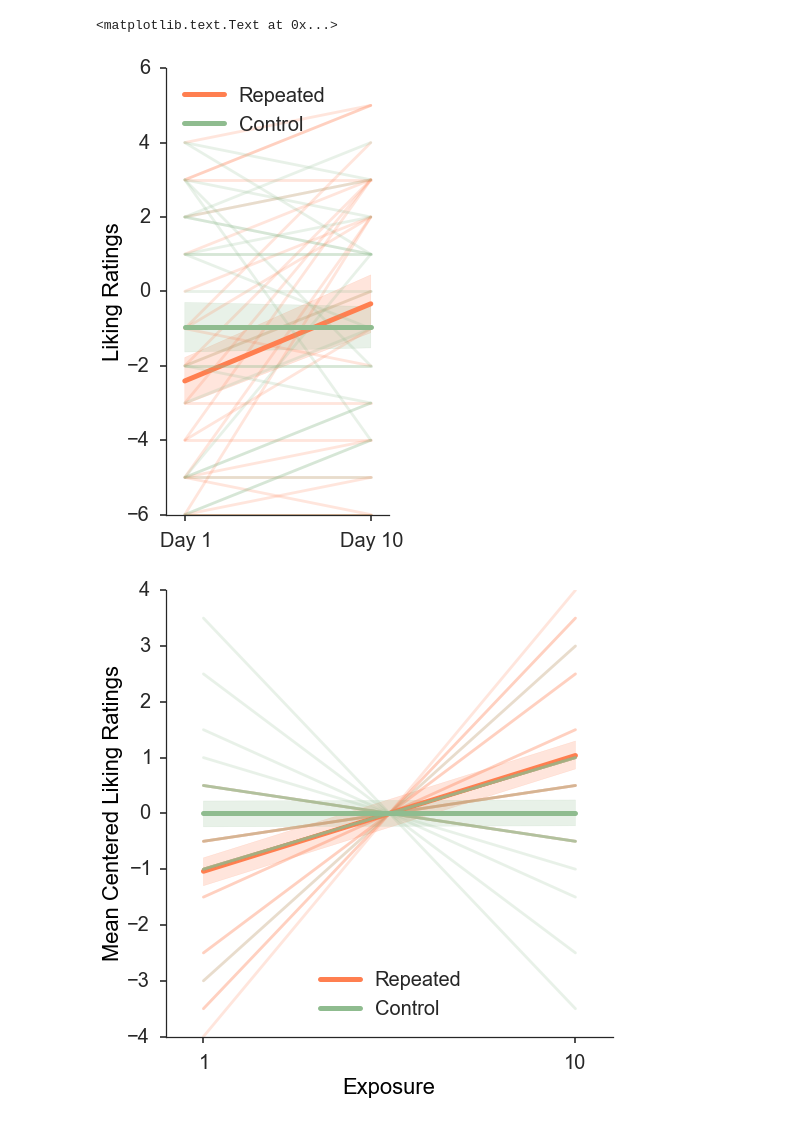
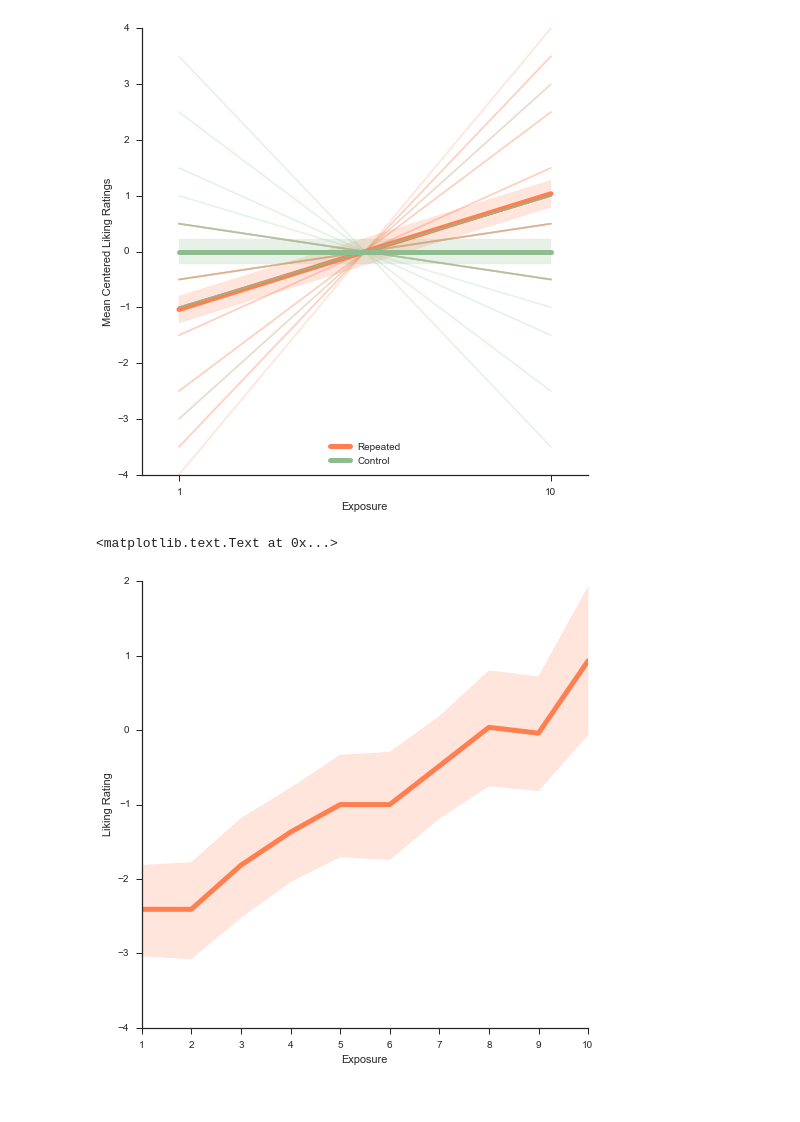
Before and after one commit to iancballard/preference-analysis, a Jupyter notebook: preference_analysis.ipynb, the cells around one changed output. Drawn from its saved outputs; the diff is of its cells as text; code cells hidden in the pictures.

```diff
--- a/preference_analysis.ipynb
+++ b/preference_analysis.ipynb
@@ -17,33 +23,34 @@ for n,row in enumerate(preferences):
     centered_preferences[n,:] = [row[0] - like_mean , row[1] - like_mean,
                             row[2] - ctrl_mean , row[3] - ctrl_mean]
 # %%
-#preference change data, not mean centered
-f, ax = plt.subplots(figsize=(4, 8))
-sns.tsplot(np.c_[preferences[:,1],preferences[:,0]], condition = ['Repeated'],
+# sns.set_context("poster", {"axes.labelsize": 22, "legend.fontsize": 20, "xtick.labelsize":20,"ytick.labelsize":20})
+sns.set_style("ticks")
+f, ax = plt.subplots(figsize=(8, 8))
+sns.tsplot(np.c_[centered_preferences[:,1],centered_preferences[:,0]], condition = ['Repeated'],
            err_style=["unit_traces","ci_band"],lw=5, color = 'coral')
-sns.tsplot(np.c_[preferences[:,3],preferences[:,2]], condition = ['Control'],
+sns.tsplot(np.c_[centered_preferences[:,3],centered_preferences[:,2]], condition = ['Control'],
            err_style=["unit_traces","ci_band"],lw=5,color='darkseagreen')
-ax.set(xlim=(-.1, 1.1), xticks=[0, 1], xticklabels=["Day 1", "Day 10"])
+ax.set(xlim=(-.1, 1.1), xticks=[0, 1], xticklabels=["1", "10"])
 ax.xaxis.grid(False)
+ax.set_xlabel('Exposure')
+ax.set_ylabel('Mean Centered Liking Ratings')
 sns.despine()
-plt.ylabel('Liking Ratings')
+# plt.savefig('/Users/ianballard/Desktop/pref_change/images/mean_centered_ratings.png', dpi=600,orientation='landscape',bbox_inches="tight")
 # %% [output]
-<matplotlib.text.Text at 0x...>
-[figure, old version]
+[figure, new version]
 # %%
-# mean centered
-sns.set_context("poster", {"axes.labelsize": 22, "legend.fontsize": 20, "xtick.labelsize":20,"ytick.labelsize":20})
+#plots the liking ratings, day by day
+f, ax = plt.subplots(figsize=(8, 8))
+# sns.set_context("poster", {"axes.labelsize": 22, "legend.fontsize": 20, "xtick.labelsize":20,"ytick.labelsize":20})
+sns.tsplot(like_data,
+           err_style=["ci_band"],lw=5, color = 'coral',estimator=np.nanmean)
+ax.set(xticks=[0,1,2,3,4,5,6,7,8,9],  xticklabels=["1","2","3","4","5","6","7","8","9","10"])
+ax.xaxis.grid(False)
+sns.despine()
 sns.set_style("ticks")
-f, ax = plt.subplots(figsize=(8, 8))
-sns.tsplot(np.c_[centered_preferences[:,1],centered_preferences[:,0]], condition = ['Repeated'],
-           err_style=["unit_traces","ci_band"],lw=5, color = 'coral')
-sns.tsplot(np.c_[centered_preferences[:,3],centered_preferences[:,2]], condition = ['Control'],
-           err_style=["unit_traces","ci_band"],lw=5,color='darkseagreen')
-ax.set(xlim=(-.1, 1.1), xticks=[0, 1], xticklabels=["1", "10"])
-ax.xaxis.grid(False)
+ax.set_ylabel('Liking Rating')
 ax.set_xlabel('Exposure')
-ax.set_ylabel('Mean Centered Liking Ratings')
-sns.despine()
-plt.savefig('/Users/ianballard/Desktop/pref_change/images/mean_centered_ratings.png', dpi=600,orientation='landscape',bbox_inches="tight")
+# plt.savefig('/Users/ianballard/Desktop/pref_change/images/ratings_time.png', dpi=600,orientation='landscape',bbox_inches="tight")
 # %% [output]
+<matplotlib.text.Text at 0x...>
-[figure, old version]
+[figure, new version]
```
Also changed, not shown: parts of 4 cells of this notebook.
